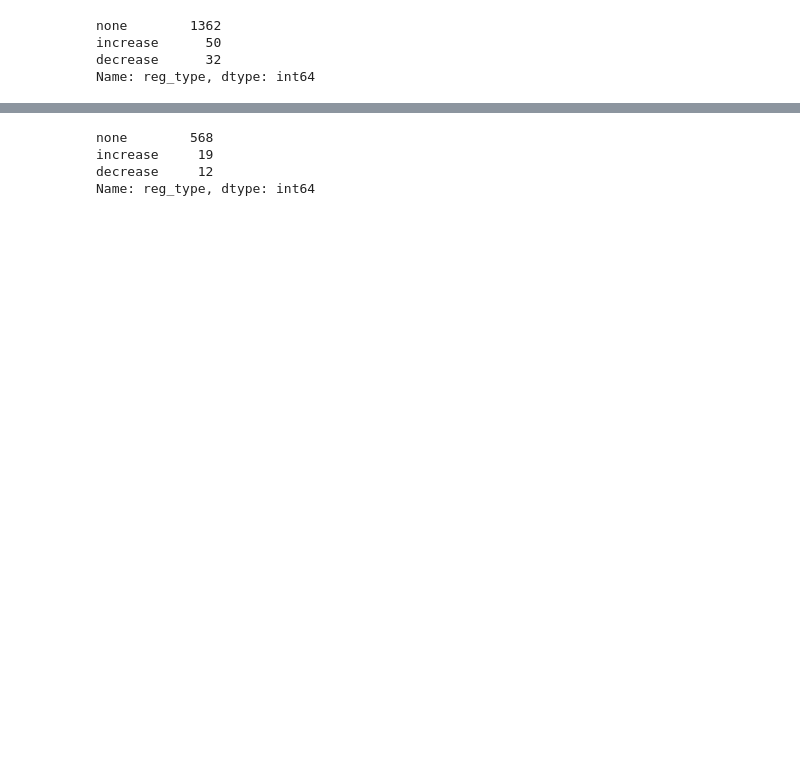
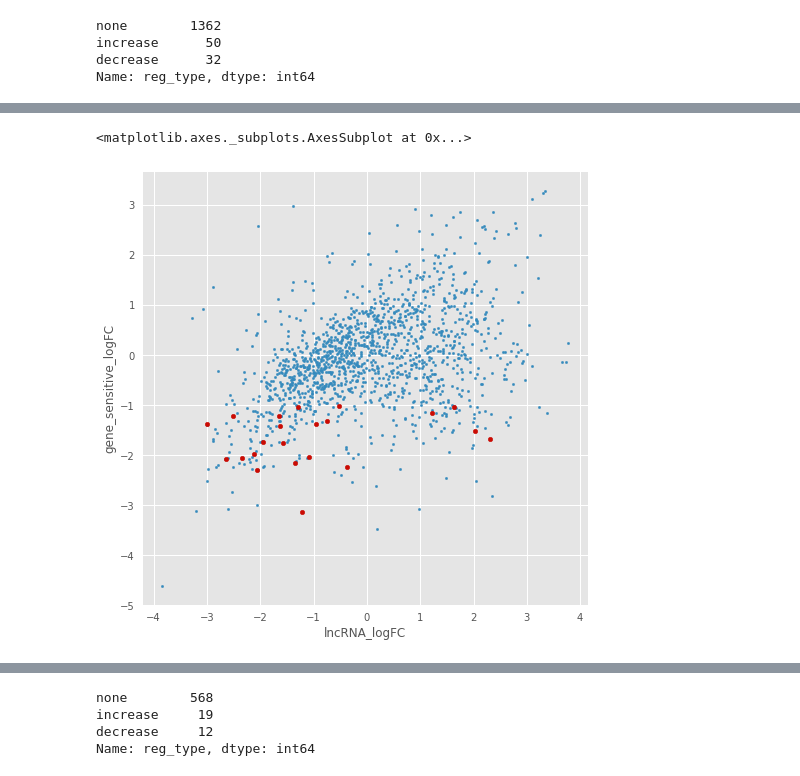
Before and after one commit to mtinti/polysome, a Jupyter notebook: Figures_Paper_def.ipynb, the cells around one changed output, grey strips where cells are left out. Drawn from its saved outputs; the diff is of its cells as text; code cells hidden in the pictures; blank space fills up the shorter version.

```diff
--- a/Figures_Paper_def.ipynb
+++ b/Figures_Paper_def.ipynb
@@ -1782,0 +1794,6 @@ merge.head()
+# %%
+corr_table = pd.concat([table_pol_v_sub.loc[merge.index.values]['logFC'].reset_index(),
+          table_pol_v_sub.loc[merge['gene_sensitive'].values]['logFC'].reset_index()
+          ],axis=1)
+corr_table.columns = ['lncRNA','lncRNA_logFC','gene_sensitive','gene_sensitive_logFC']
+corr_table.sort_values('gene_sensitive_logFC').tail()
@@ -1782,0 +1829,14 @@ merge.head()
+# %%
+all_res=[]
+geneids_study =  corr_table[corr_table['lncRNA_logFC']>1]['gene_sensitive']
+goea_results_all = goeaobj.run_study(list(geneids_study))
+goea_results_sig = [r for r in goea_results_all if r.p_fdr_bh < 0.01]
+for item in goea_results_sig:
+    item_list = str(item).split('\t')
+    #print(item_list)
+    tempres = [item_list[0], str(item_list[6]), item_list[1], item_list[3], item_list[4]]
+    if item_list[0] == 'GO:0010608':
+        select = item_list[10]
+    all_res.append('\t'.join(tempres))
+
+all_res
@@ -1782,0 +1855,9 @@ merge.head()
+# %%
+fig,ax=plt.subplots(figsize=(8,8))
+corr_table.plot(kind='scatter',x='lncRNA_logFC',y='gene_sensitive_logFC', ax=ax, s=5)
+select = select.split(', ')
+corr_table[corr_table['gene_sensitive'].isin(select)].plot(
+    kind='scatter',x='lncRNA_logFC',y='gene_sensitive_logFC',ax=ax,c='r')
+# %% [output]
+<matplotlib.axes._subplots.AxesSubplot at 0x...>
+[figure, added]
```
Also changed, not shown: parts of 61 cells of this notebook, 1 other file.
